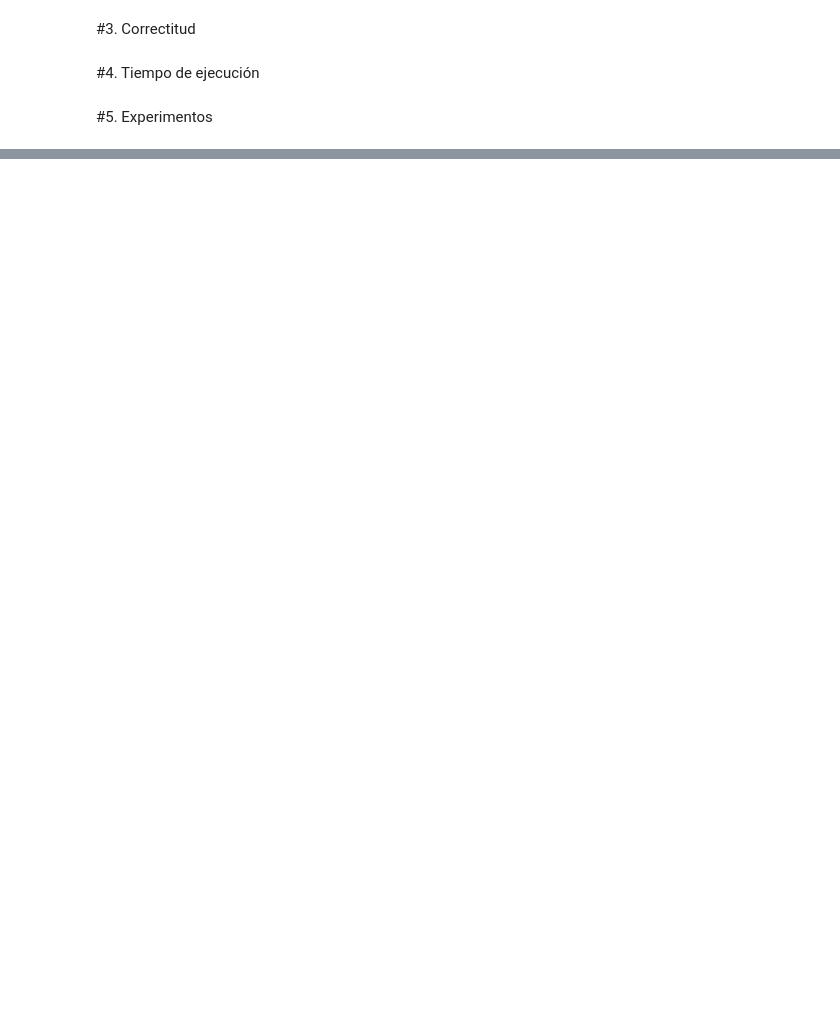
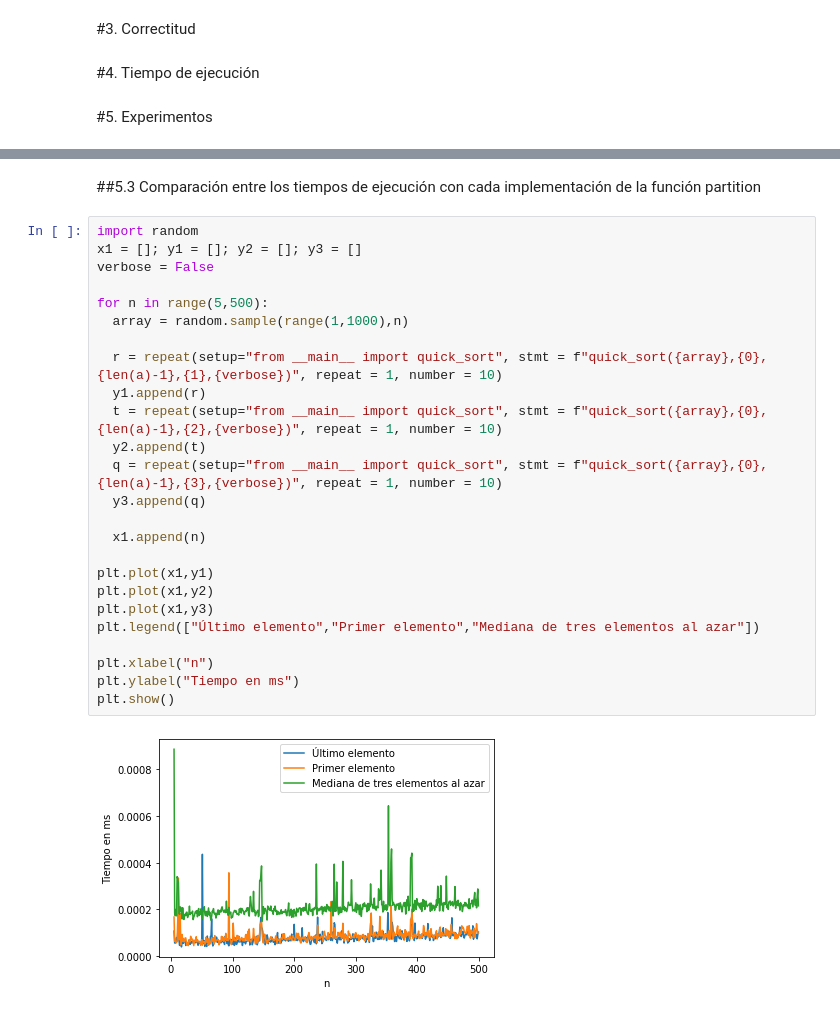
Before and after one commit to Sylver640/ADA-Informes, a Jupyter notebook: Informe_QuickSort.ipynb, the cells around one changed output, grey strips where cells are left out. Saved outputs shown, nothing was run; the diff lists cells and outputs as text; blank space fills up the shorter version.

```diff
--- a/Informe_QuickSort.ipynb
+++ b/Informe_QuickSort.ipynb
@@ -313,0 +381,29 @@ Arreglo ordenado: [7, 8, 10, 41, 43, 94]
+# %% [markdown]
+##5.3 Comparación entre los tiempos de ejecución con cada implementación de la función partition
+# %%
+import random
+x1 = []; y1 = []; y2 = []; y3 = []
+verbose = False
+
+for n in range(5,500):
+  array = random.sample(range(1,1000),n)
+
+  r = repeat(setup="from __main__ import quick_sort", stmt = f"quick_sort({array},{0},{len(a)-1},{1},{verbose})", repeat = 1, number = 10)
+  y1.append(r)
+  t = repeat(setup="from __main__ import quick_sort", stmt = f"quick_sort({array},{0},{len(a)-1},{2},{verbose})", repeat = 1, number = 10)
+  y2.append(t)
+  q = repeat(setup="from __main__ import quick_sort", stmt = f"quick_sort({array},{0},{len(a)-1},{3},{verbose})", repeat = 1, number = 10)
+  y3.append(q)
+
+  x1.append(n)
+
+plt.plot(x1,y1)
+plt.plot(x1,y2)
+plt.plot(x1,y3)
+plt.legend(["Último elemento","Primer elemento","Mediana de tres elementos al azar"])
+
+plt.xlabel("n")
+plt.ylabel("Tiempo en ms")
+plt.show()
+# %% [output]
+[figure, added]
```
Also changed, not shown: parts of 5 cells of this notebook.
